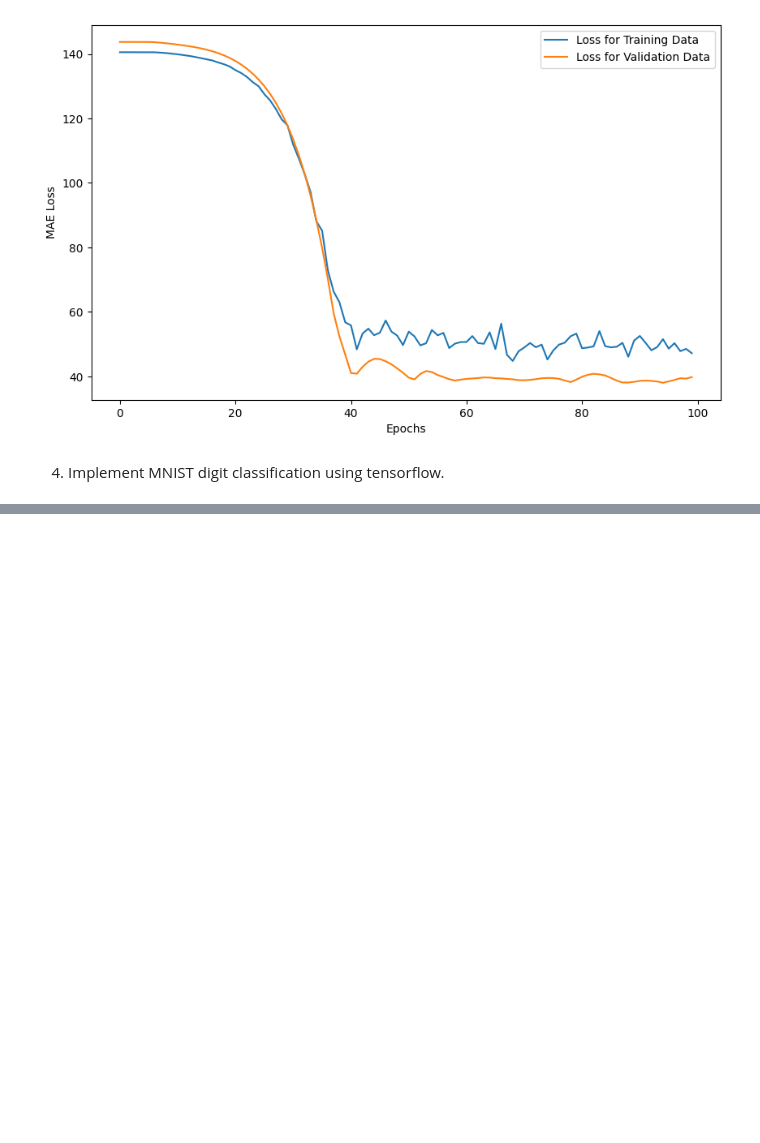
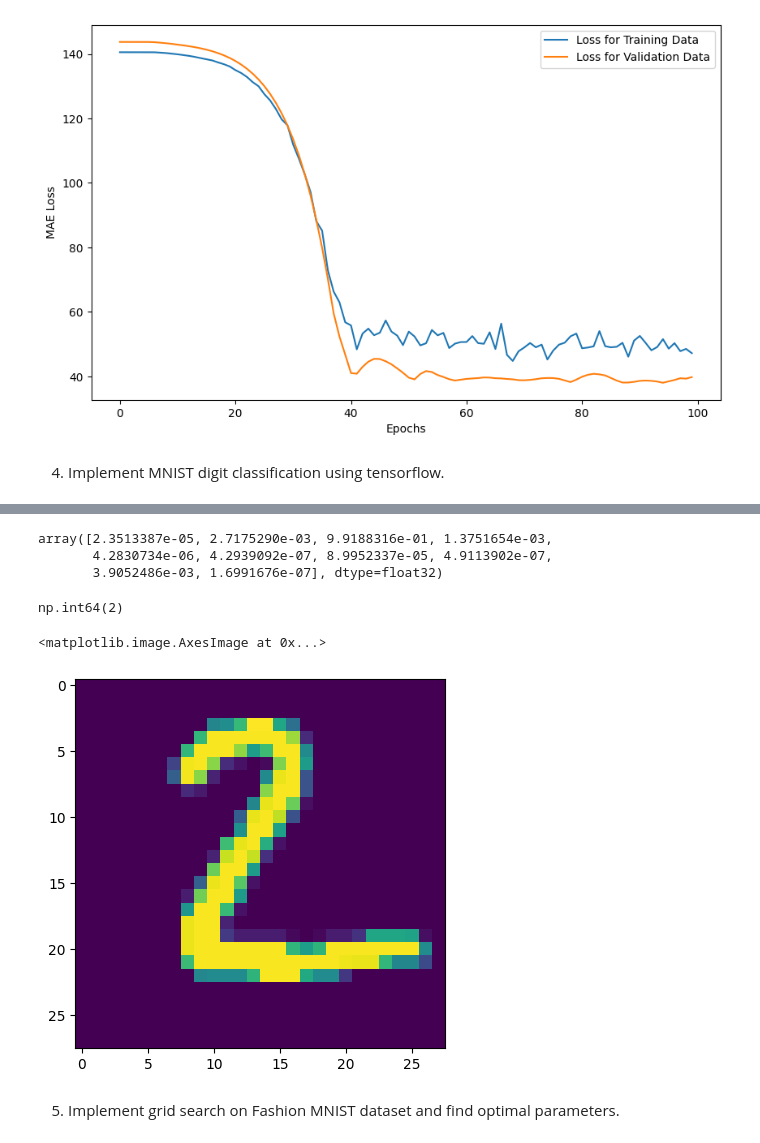
Before and after one commit to yashsalunkhe22/myfirstgit, a Jupyter notebook: chapter_appendix-tools-for-deep-learning/jupyter.ipynb, the cells around one changed output, grey strips where cells are left out. Drawn from its saved outputs; the diff is of its cells as text; code cells hidden in the pictures; blank space fills up the shorter version.

```diff
--- a/chapter_appendix-tools-for-deep-learning/jupyter.ipynb
+++ b/chapter_appendix-tools-for-deep-learning/jupyter.ipynb
@@ -378,0 +381,3 @@ plt.show()
+# %%
+(xtrain,ytrain),(xtest,ytest)=tf.keras.datasets.mnist.load_data()
+xtrain.shape
@@ -378,0 +482,18 @@ plt.show()
+# %%
+predictions4[1]
+# %% [output]
+array([2.3513387e-05, 2.7175290e-03, 9.9188316e-01, 1.3751654e-03,
+       4.2830734e-06, 4.2939092e-07, 8.9952337e-05, 4.9113902e-07,
+       3.9052486e-03, 1.6991676e-07], dtype=float32)
+# %%
+import numpy as np
+np.argmax(predictions4[1])
+# %% [output]
+np.int64(2)
+# %%
+plt.imshow(xtest[1])
+# %% [output]
+<matplotlib.image.AxesImage at 0x...>
+[figure, added]
+# %% [markdown]
+ 5. Implement grid search on Fashion MNIST dataset and find optimal parameters.
```
Also changed, not shown: parts of 42 cells of this notebook.
